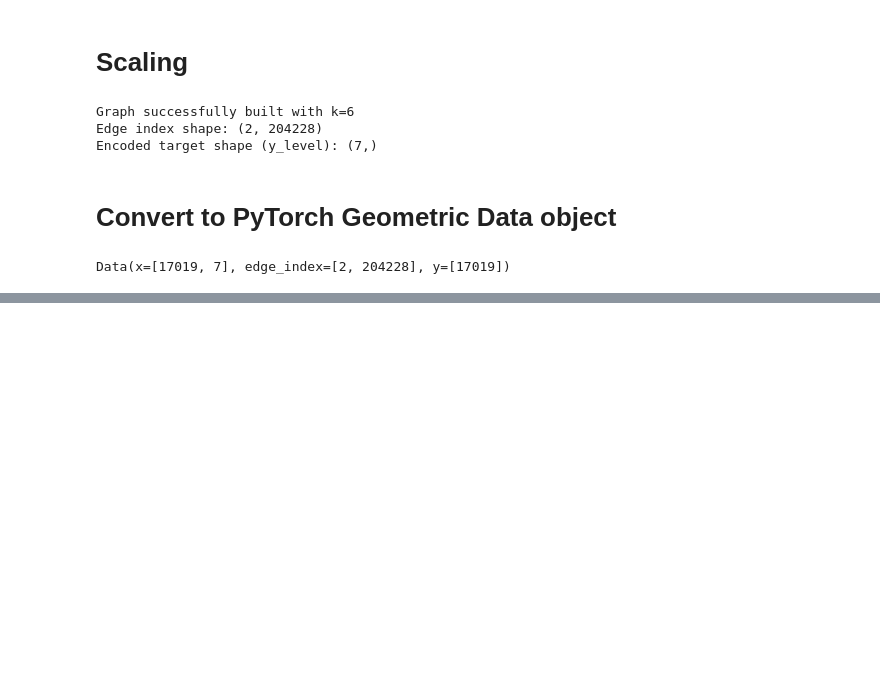
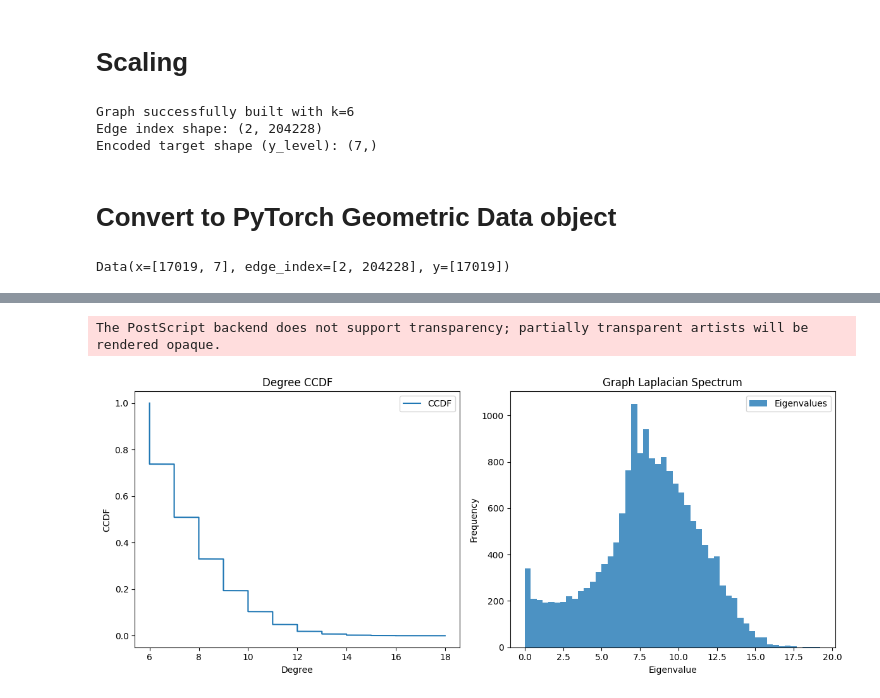
Before and after one commit to sadbinsiddique/Dl-net, a Jupyter notebook: notebook/ssgnn/GNN.ipynb, the cells around one changed output, grey strips where cells are left out. Saved outputs shown, nothing was run; the diff lists cells and outputs as text; code cells hidden in the pictures; blank space fills up the shorter version.

```diff
--- a/notebook/ssgnn/GNN.ipynb
+++ b/notebook/ssgnn/GNN.ipynb
@@ -194,0 +521,35 @@ plt.show()
+# %%
+# ------------------------------------------------------------------
+# 2. CCDF + LAPLACIAN SPECTRUM SIDE BY SIDE
+# ------------------------------------------------------------------
+ccdf = 1 - cdf
+
+# Laplacian spectrum
+A = nx.adjacency_matrix(G).astype(float)
+D = np.diag(np.ravel(np.array(A.sum(axis=1)).flatten()))
+L = D - A.toarray()
+eigs = np.linalg.eigvals(L)
+eigs = np.real(eigs)
+
+fig, axes = plt.subplots(1, 2, figsize=(12, 5))
+
+# (a) CCDF
+axes[0].plot(sorted_deg, ccdf, label="CCDF")
+axes[0].set_xlabel("Degree")
+axes[0].set_ylabel("CCDF")
+axes[0].set_title("Degree CCDF")
+axes[0].legend()
+
+# (b) Laplacian spectrum histogram
+axes[1].hist(eigs, bins=50, alpha=0.8, label="Eigenvalues")
+axes[1].set_xlabel("Eigenvalue")
+axes[1].set_ylabel("Frequency")
+axes[1].set_title("Graph Laplacian Spectrum")
+axes[1].legend()
+
+plt.tight_layout()
+save_fig(fig, "degree_ccdf_laplacian")
+plt.show()
+# %% [output]
+The PostScript backend does not support transparency; partially transparent artists will be rendered opaque.
+[figure, added]
```
Also changed, not shown: parts of 50 cells of this notebook, 16 other files.
